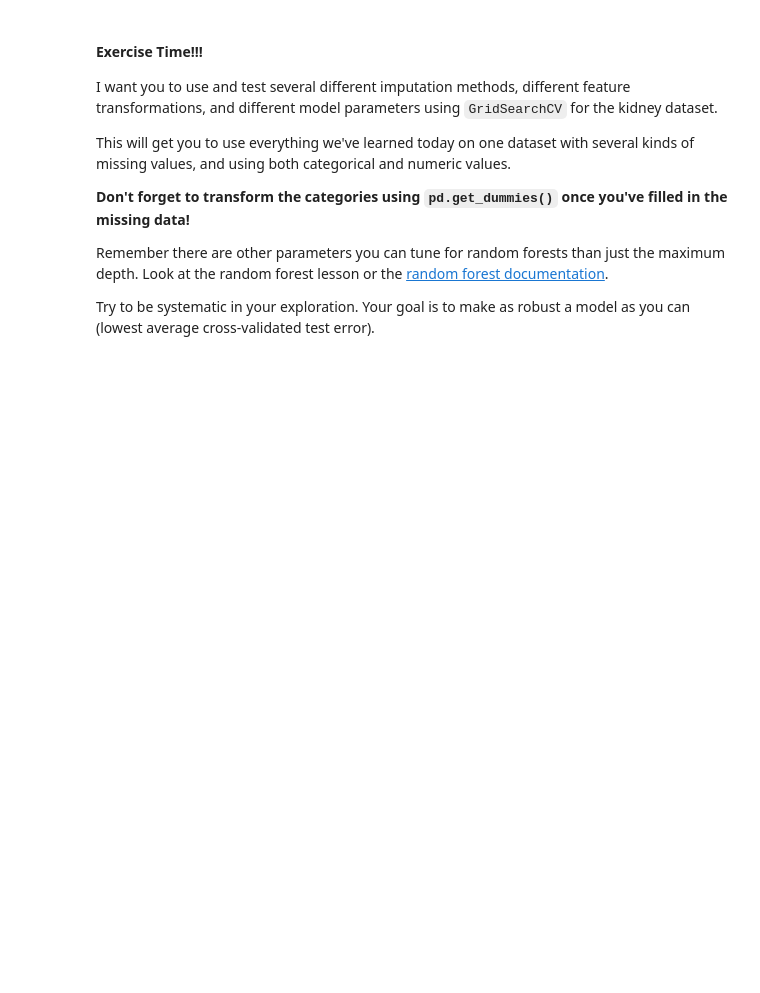
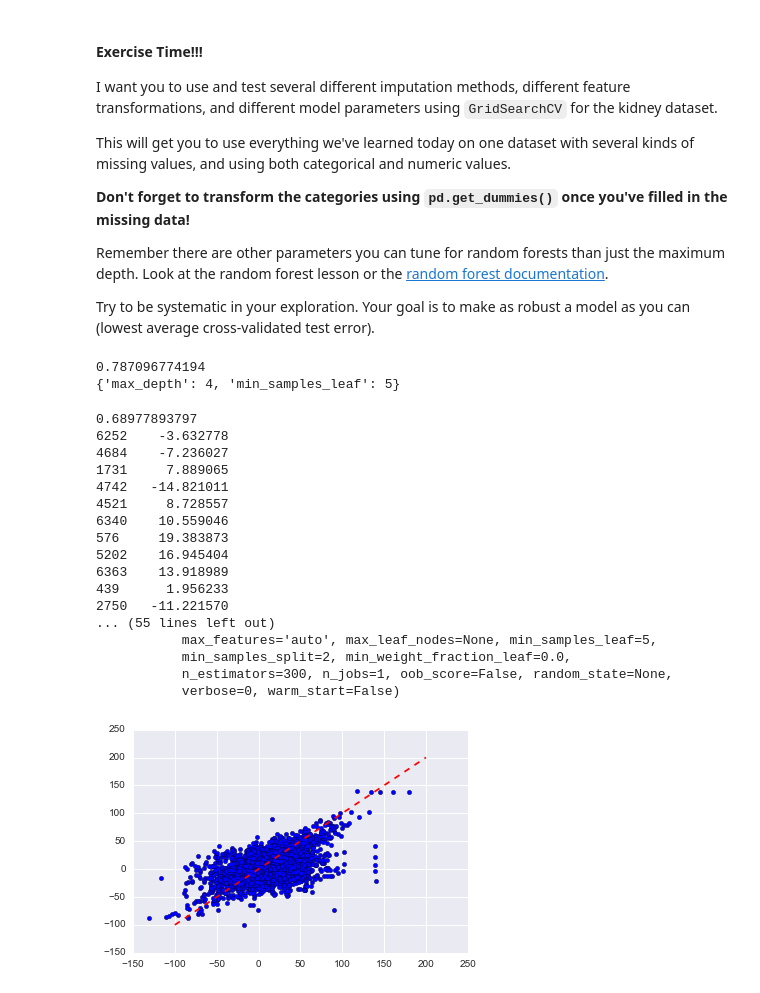
Before and after one commit to markyashar/sf16_ids1, a Jupyter notebook: class_materials/08_feature_engineering_cross_validation-Class.ipynb, the cells around one changed output. Drawn from its saved outputs; the diff is of its cells as text; code cells hidden in the pictures; blank space fills up the shorter version.

```diff
--- a/class_materials/08_feature_engineering_cross_validation-Class.ipynb
+++ b/class_materials/08_feature_engineering_cross_validation-Class.ipynb
@@ -1518,0 +1540,77 @@ pass
+# %%
+# pass
+# Take a look at http://scikit-learn.org/stable/modules/generated/sklearn.ensemble.RandomForestClassifier.html
+# as an additional reference.
+# Search multiple parameters simultaneously
+max_depth_range3 = range(1, 6)
+leaf_range3 = range(1, 6)
+param_grid3 = dict(max_depth=max_depth_range3, min_samples_leaf=leaf_range3)
+rf_grid3 = RandomForestClassifier(n_estimators=60,random_state=1,n_jobs=-1) #60 trees
+grid3 = GridSearchCV(rf_grid3, param_grid3, cv=6, scoring='accuracy')
+grid3.fit(X, y)
+grid_mean_scores3 = [result.mean_validation_score for result in grid3.grid_scores_]
+# print(grid3.grid_scores_)
+print(grid3.best_score_)
+print(grid3.best_params_)
+# sns.plt.plot(max_depth_range3, grid_mean_scores3)
+# sns.plt.xlabel('Value of max_depth')
+# sns.plt.ylabel('Cross-Validated Mean Accuracy')
+# %% [output]
+0.787096774194
+{'max_depth': 4, 'min_samples_leaf': 5}
+# %%
+from sklearn.linear_model import LinearRegression
+from sklearn.tree import DecisionTreeRegressor
+from sklearn.ensemble import RandomForestRegressor, GradientBoostingRegressor
+
+df = pd.read_csv("../pair_problems/pair-ml_practice_dataset.csv", index_col=0)
+feature_cols = ['feature1','feature2','feature3','feature4','feature5','feature6','feature7','feature8','feature9','feature10','feature11','feature12']
+X = df[feature_cols]  # We create a matrix X here that holds our features
+y = df.label    # We create a vector y that holds our response variables across all the observatons in our dataset.
+
+X,y = df.drop('label', axis=1),df['label']
+
+X_train, X_test, y_train, y_test = train_test_split(X, y, test_size=0.3, random_state=42)
+from sklearn.grid_search import GridSearchCV, RandomizedSearchCV
+# For each Model do the following
+# Instantiate the model
+model = RandomForestRegressor()
+params = {"n_estimators": [10,100,200,300], "min_samples_leaf": [2,5,10,20], "max_features": ["auto","sqrt","log2"] }
+grid = RandomizedSearchCV(model, params, n_iter=10, n_jobs=-1)
+# fit the model
+grid.fit(X_train, y_train)
+
+# Predict the model
+y_pred =  grid.predict(X_test)
+
+# Get the score
+print(grid.score(X_test,y_test))
+# Plot y_test vs y_pred
+plt.scatter(y_test, y_pred)
+plt.plot([-100,200],[-100,200], 'r--')
+residuals_RF = y_test-y_pred
+print(y_test-y_pred)  # these are residuals
+plt.scatter(y_pred,residuals_RF)
+print(grid.grid_scores_)
+print(grid.best_score_)
+print(grid.best_params_)
+print(grid.best_estimator_)
+# %% [output]
+0.68977893797
+6252    -3.632778
+4684    -7.236027
+1731     7.889065
+4742   -14.821011
+4521     8.728557
+6340    10.559046
+576     19.383873
+5202    16.945404
+6363    13.918989
+439      1.956233
+2750   -11.221570
+... (55 lines left out)
+           max_features='auto', max_leaf_nodes=None, min_samples_leaf=5,
+           min_samples_split=2, min_weight_fraction_leaf=0.0,
+           n_estimators=300, n_jobs=1, oob_score=False, random_state=None,
+           verbose=0, warm_start=False)
+[figure, added]
```
Also changed, not shown: parts of 7 cells of this notebook.
